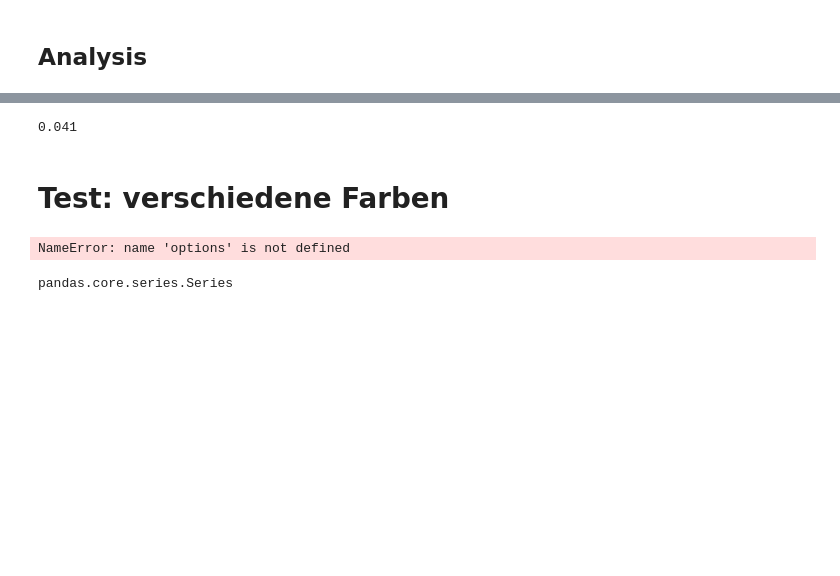
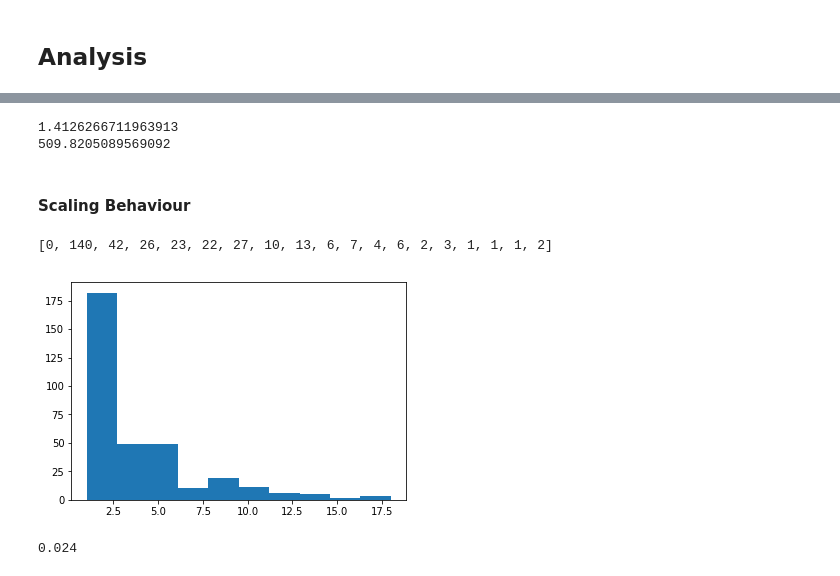
Before and after one commit to TobiasW1891/Networks, a Jupyter notebook: Ligen 2019.ipynb, the cells around one changed output, grey strips where cells are left out. Drawn from its saved outputs; the diff is of its cells as text; code cells hidden in the pictures; blank space fills up the shorter version.

```diff
--- a/Ligen 2019.ipynb
+++ b/Ligen 2019.ipynb
@@ -359,8 +351,9 @@ net.show("Test.html")
 # %% [markdown]
 ## Analysis
 # %%
-G_undir = nx.from_pandas_edgelist(BuLi19,
+G_undir = nx.from_pandas_edgelist(DFun19,
                             source = "club_name",
                             target = "club_involved_name",
-                            edge_attr="fee_cleaned"
+                            edge_attr="fee_cleaned",
+                            create_using=networkx.Graph # or Graph, DiGraph, MultiGraph, MultiDiGraph
                            )
@@ -367,20 +405,35 @@ G_undir = nx.from_pandas_edgelist(BuLi19,
+# %%
+
+start = time.time()
+
+SW = networkx.algorithms.smallworld.sigma(G_undirconnected,niter=20, seed=10)
+print(SW)
+
+end = time.time()
+print(end - start)
+# %% [output]
+1.4126266711963913
+509.8205089569092
+# %% [markdown]
+#### Scaling Behaviour
+# %%
+networkx.classes.function.degree_histogram(G_undir)
+# %% [output]
+[0, 140, 42, 26, 23, 22, 27, 10, 13, 6, 7, 4, 6, 2, 3, 1, 1, 1, 2]
+# %%
+import networkx as nx
+
+def plot_degree_dist(G):
+    degrees = [G.degree(n) for n in G.nodes()]
+    plt.hist(degrees)
+    plt.show()
+
+plot_degree_dist(G_undir)
+# %% [output]
+[figure, added]
 # %%
 from networkx.algorithms import approximation
 
 approximation.average_clustering(G_undir, trials=1000, seed=10)
 # %% [output]
-0.041
+0.024
-# %% [markdown]
-# Test: verschiedene Farben
-# %%
-networkx.draw_networkx_nodes(G, nodelist=[0,1,2], node_color="tab:red", **options)
-#networkx.draw_networkx_nodes(G, pos, nodelist=[50:114], node_color="tab:blue", **options)
-
-# edges
-#networkx.draw_networkx_edges(G, pos, width=1.0, alpha=0.5)
-# %% [output]
-NameError: name 'options' is not defined
-# %%
-type(nodes)
-# %% [output]
-pandas.core.series.Series
```
Also changed, not shown: parts of 33 cells of this notebook.
